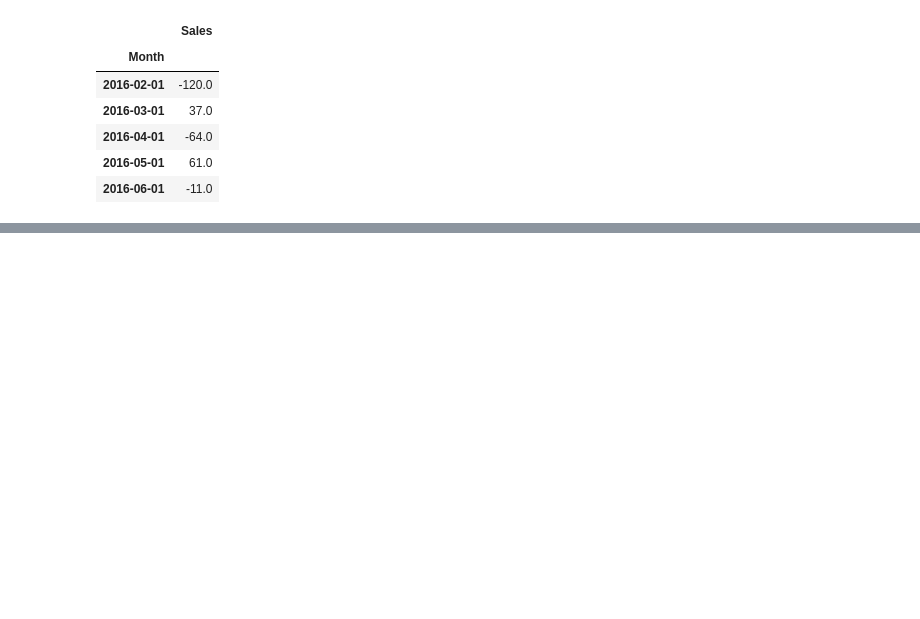
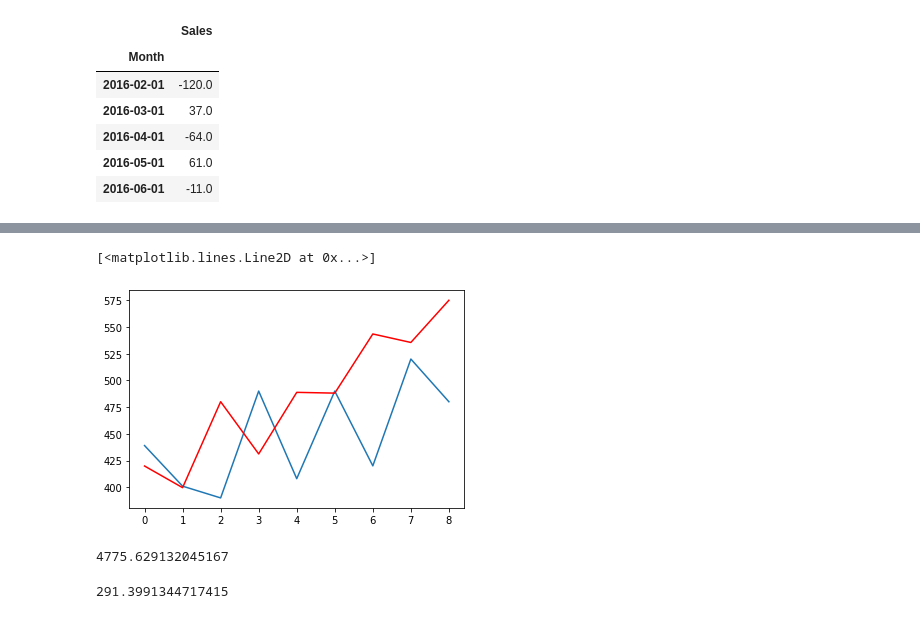
Before and after one commit to rnsandeep/time_series, a Jupyter notebook: car_sales.ipynb, the cells around one changed output, grey strips where cells are left out. Saved outputs shown, nothing was run; the diff lists cells and outputs as text; code cells hidden in the pictures; blank space fills up the shorter version.

```diff
--- a/car_sales.ipynb
+++ b/car_sales.ipynb
@@ -64,0 +71,8 @@ ModuleNotFoundError: No module named 'statsmodels'
+# %%
+test = X[27:]
+# %%
+model_ar = AR(train)
+# %%
+model_ar_fit = model_ar.fit()
+# %%
+predictions = model_ar_fit.predict(start=26, end=36)
@@ -64,0 +91,11 @@ ModuleNotFoundError: No module named 'statsmodels'
+# %%
+plt.plot(test)
+plt.plot(predictions[0], color='red')
+# %% [output]
+[<matplotlib.lines.Line2D at 0x...>]
+[figure, added]
+# %%
+error = mean_squared_error(test,predictions[0] )
+error
+# %% [output]
+4775.629132045167
@@ -64,0 +113,5 @@ ModuleNotFoundError: No module named 'statsmodels'
+# %%
+model_arima_fit = model_arima.fit()
+model_arima_fit.aic
+# %% [output]
+291.3991344717415
```
Also changed, not shown: parts of 24 cells of this notebook, 1 other file.
